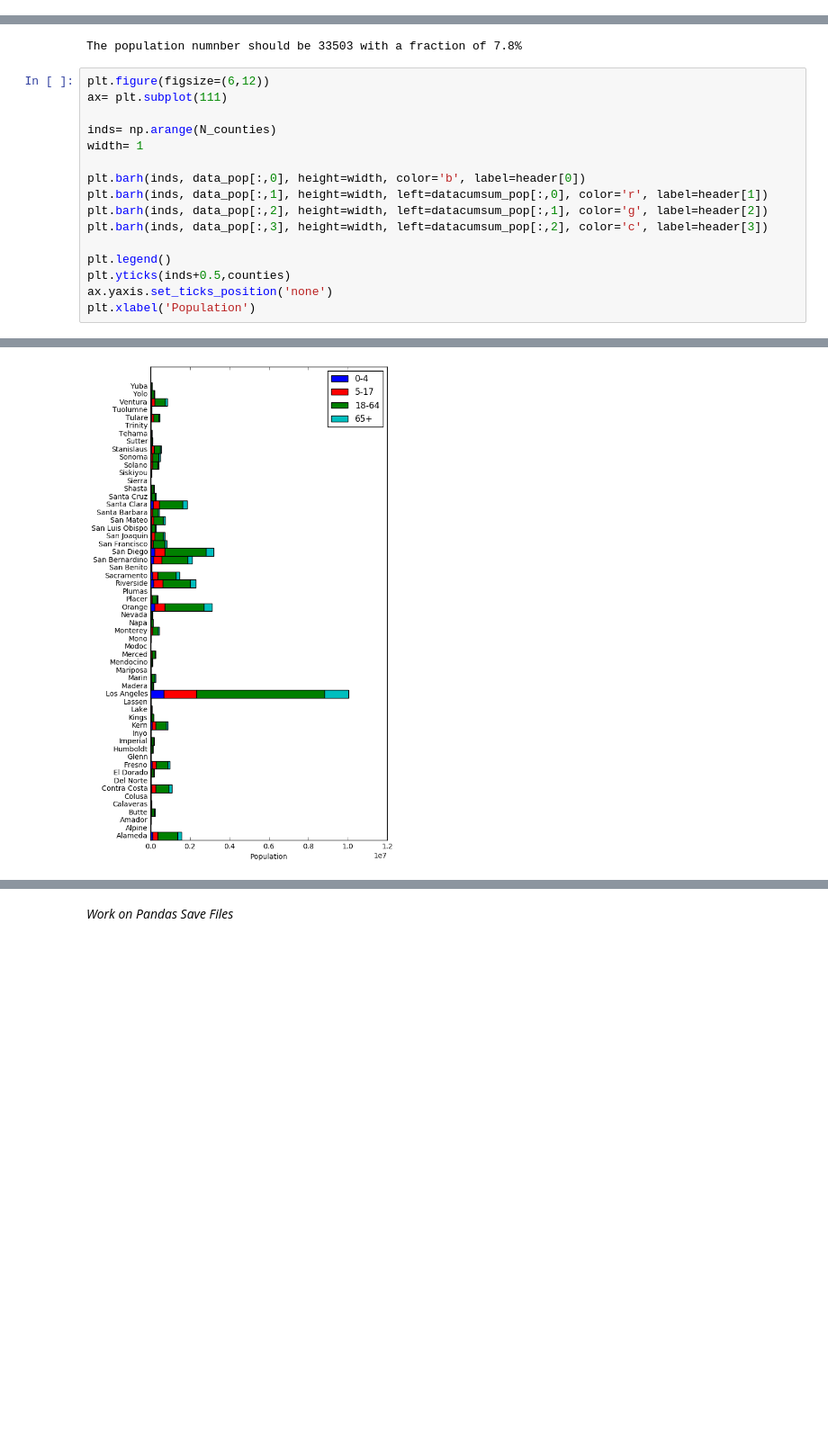
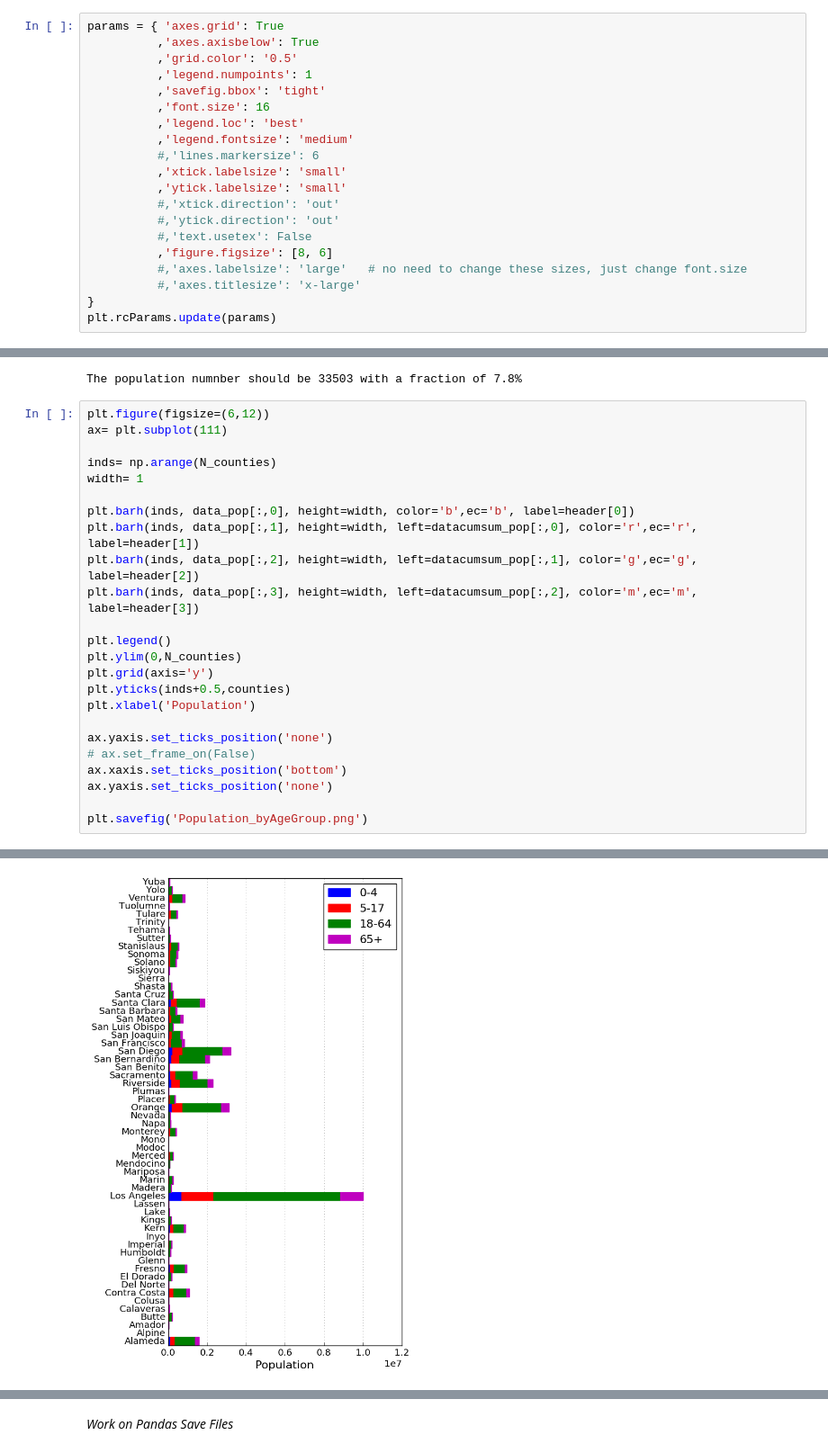
Before and after one commit to joao-r-santos/Asthma, a Jupyter notebook: Data/load county profiles.ipynb, the cells around one changed output, grey strips where cells are left out. Shown: that part at 90% size. Saved outputs shown, nothing was run; the diff lists cells and outputs as text; blank space fills up the shorter version.

```diff
--- a/Data/load county profiles.ipynb
+++ b/Data/load county profiles.ipynb
@@ -16,2 +17,22 @@ import json
+# %%
+params = { 'axes.grid': True
+          ,'axes.axisbelow': True
+          ,'grid.color': '0.5'
+          ,'legend.numpoints': 1
+          ,'savefig.bbox': 'tight'
+          ,'font.size': 16
+          ,'legend.loc': 'best'
+          ,'legend.fontsize': 'medium'
+          #,'lines.markersize': 6
+          ,'xtick.labelsize': 'small'
+          ,'ytick.labelsize': 'small'
+          #,'xtick.direction': 'out'
+          #,'ytick.direction': 'out'
+          #,'text.usetex': False
+          ,'figure.figsize': [8, 6]
+          #,'axes.labelsize': 'large'   # no need to change these sizes, just change font.size
+          #,'axes.titlesize': 'x-large'
+}
+plt.rcParams.update(params)
 # %% [markdown]
 Load data for all counties
@@ -83,13 +119,21 @@ ax= plt.subplot(111)
 inds= np.arange(N_counties)
 width= 1
 
-plt.barh(inds, data_pop[:,0], height=width, color='b', label=header[0])
-plt.barh(inds, data_pop[:,1], height=width, left=datacumsum_pop[:,0], color='r', label=header[1])
-plt.barh(inds, data_pop[:,2], height=width, left=datacumsum_pop[:,1], color='g', label=header[2])
-plt.barh(inds, data_pop[:,3], height=width, left=datacumsum_pop[:,2], color='c', label=header[3])
+plt.barh(inds, data_pop[:,0], height=width, color='b',ec='b', label=header[0])
+plt.barh(inds, data_pop[:,1], height=width, left=datacumsum_pop[:,0], color='r',ec='r', label=header[1])
+plt.barh(inds, data_pop[:,2], height=width, left=datacumsum_pop[:,1], color='g',ec='g', label=header[2])
+plt.barh(inds, data_pop[:,3], height=width, left=datacumsum_pop[:,2], color='m',ec='m', label=header[3])
 
 plt.legend()
+plt.ylim(0,N_counties)
+plt.grid(axis='y')
 plt.yticks(inds+0.5,counties)
+plt.xlabel('Population')
+
 ax.yaxis.set_ticks_position('none')
-plt.xlabel('Population')
+# ax.set_frame_on(False)
+ax.xaxis.set_ticks_position('bottom')
+ax.yaxis.set_ticks_position('none')
+
+plt.savefig('Population_byAgeGroup.png')
 # %% [output]
@@ -97 +140 @@ plt.xlabel('Population')
-[figure, old version]
+[figure, new version]
```
Also changed, not shown: parts of 21 cells of this notebook, 6 other files.
